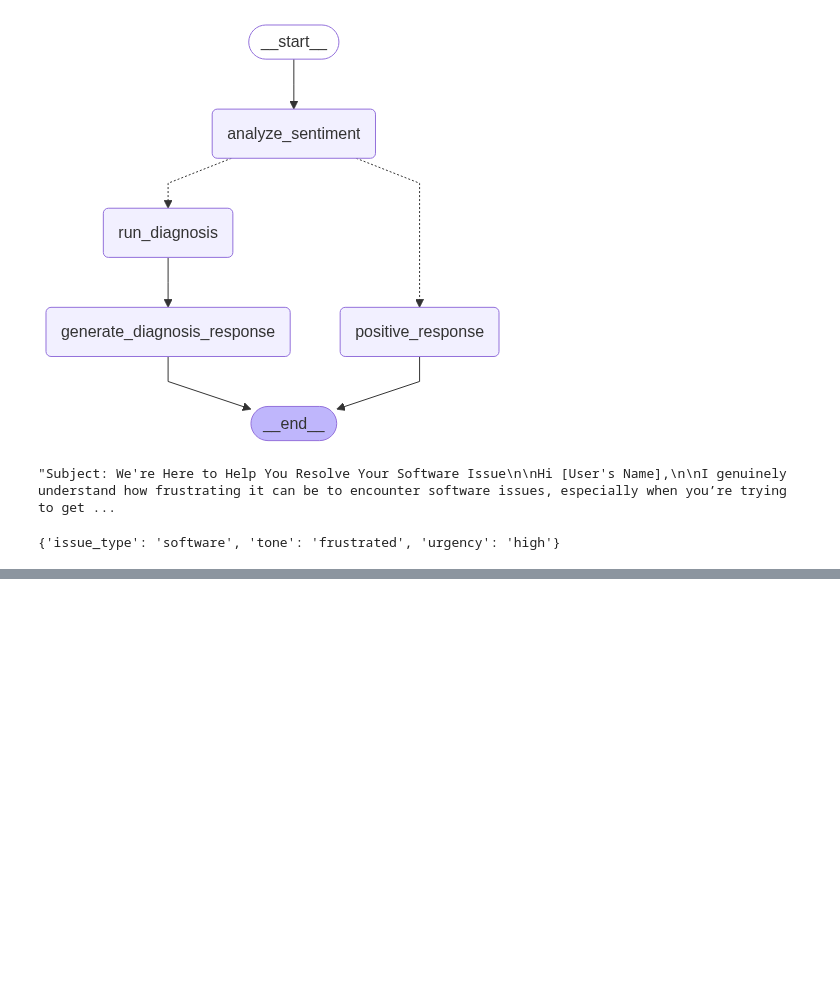
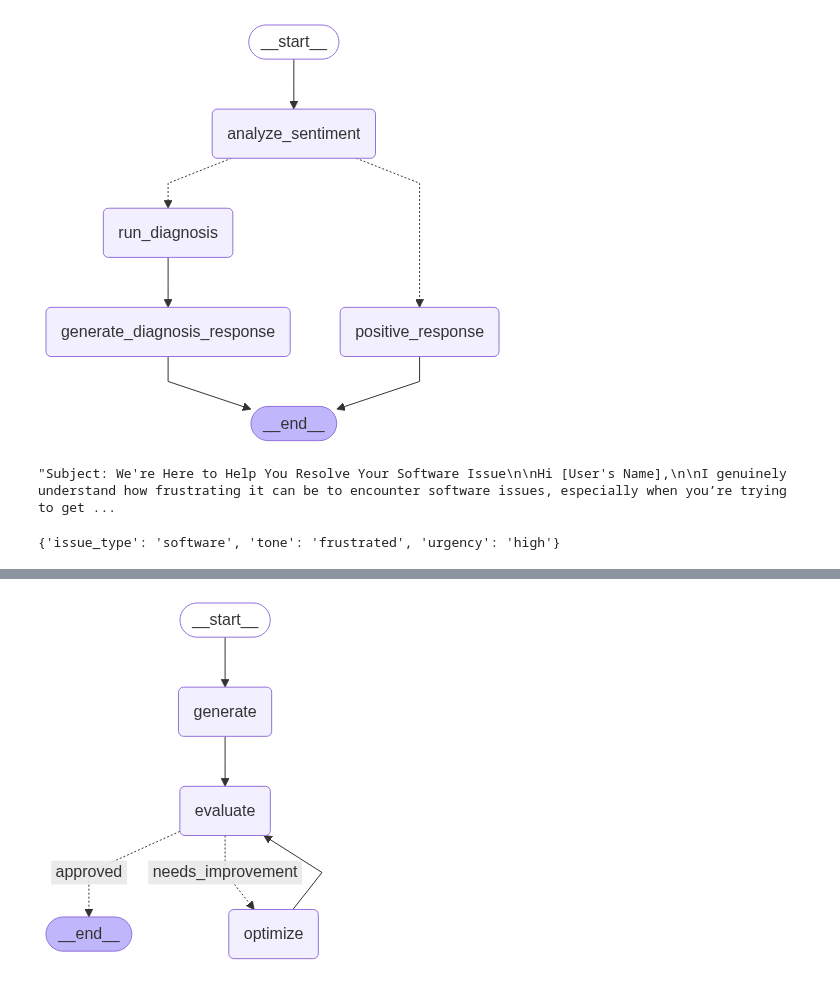
Before and after one commit to rauthbibek/Langgraph, a Jupyter notebook: learning/2_langgraph_workflows.ipynb, the cells around one changed output, grey strips where cells are left out. Cells and saved outputs as stored; diff of their text form; code cells hidden in the pictures; blank space fills up the shorter version.

```diff
--- a/learning/2_langgraph_workflows.ipynb
+++ b/learning/2_langgraph_workflows.ipynb
@@ -638,0 +684,10 @@ final_state['diagnosis']
+# %%
+generator_llm = ChatOpenAI(model="gpt-4o-mini")
+evaluator_llm = ChatOpenAI(model="gpt-4o-mini")
+optimizer_llm = ChatOpenAI(model="gpt-4o-mini")
+# %%
+class TweetEvaluation(BaseModel):
+    evaluation: Literal['approved', 'needs_improvement'] = Field(..., description="Evaluation of the tweet")
+    feedback: str = Field(..., description="Feedback on the tweet")
+
+structured_evaluator_llm = evaluator_llm.with_structured_output(TweetEvaluation)
@@ -638,0 +812,25 @@ final_state['diagnosis']
+# %%
+"""
+    This function routes the workflow based on the evaluation of the tweet.
+    If the evaluation is 'approved' or the maximum iterations have been reached, it returns 'generate'.
+    Otherwise, it returns 'optimize' to continue the optimization process.
+"""
+
+graph = StateGraph(TweetState)
+
+graph.add_node("generate", generator_tweet)
+graph.add_node("evaluate", evaluate_tweet)
+graph.add_node("optimize", optimize_tweet)
+
+graph.add_edge(START, "generate")
+graph.add_edge("generate", "evaluate")
+graph.add_conditional_edges("evaluate", route_evaluation, {
+    'approved': END, 'needs_improvement': "optimize"
+})
+graph.add_edge("optimize", "evaluate") #ITERATION
+
+workflow = graph.compile()
+
+workflow
+# %% [output]
+[figure, added]
```
Also changed, not shown: parts of 11 cells of this notebook, 10 other files.
